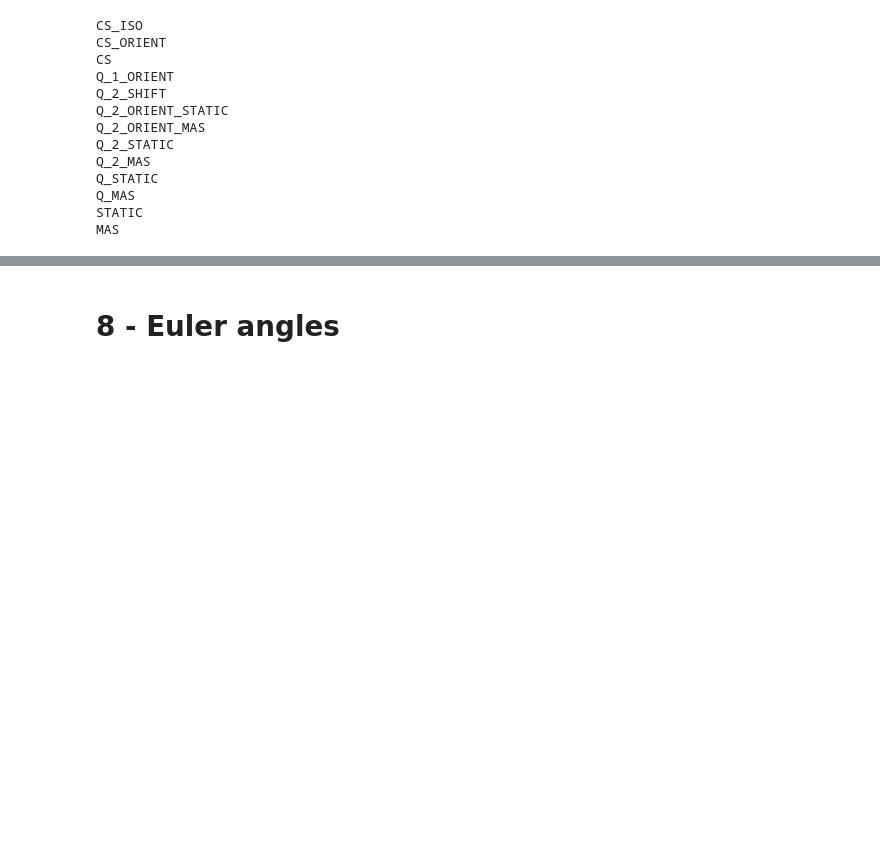
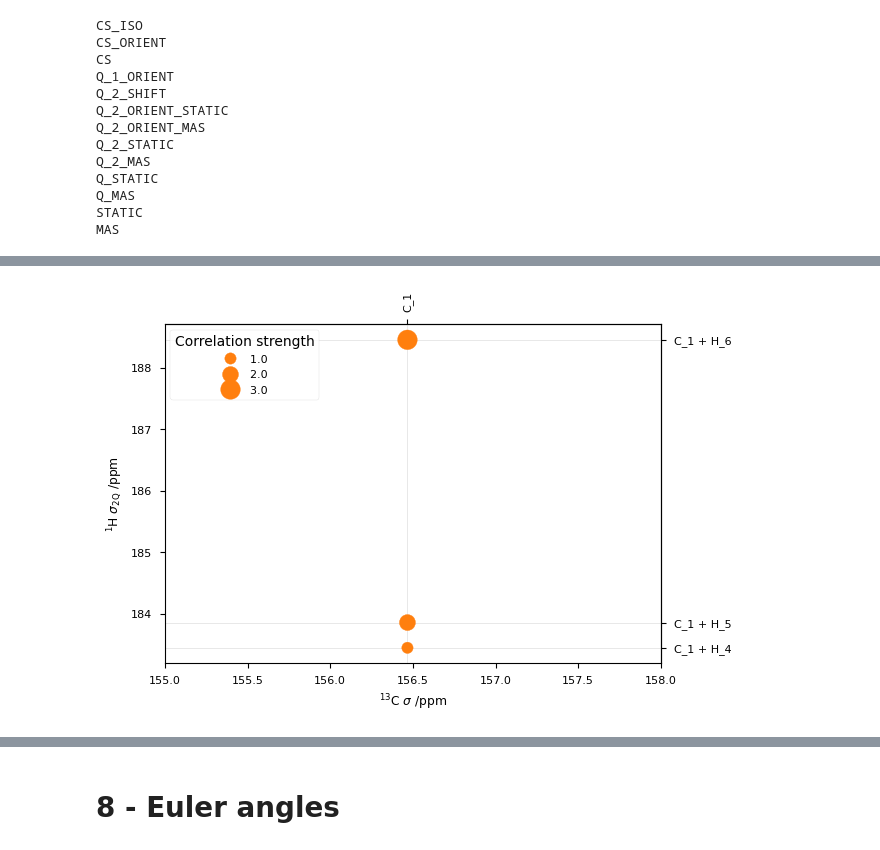
Before and after one commit to CCP-NC/soprano, a Jupyter notebook: tutorials/05-nmr.ipynb, the cells around one changed output, grey strips where cells are left out. Drawn from its saved outputs; the diff is of its cells as text; code cells hidden in the pictures; blank space fills up the shorter version.

```diff
--- a/tutorials/05-nmr.ipynb
+++ b/tutorials/05-nmr.ipynb
@@ -388,0 +439,28 @@ MAS
+# %%
+# Here's an artificial example of how you might select custom pairs to plot
+pairs = [(6,3), (6,4), (6,5)]
+# and assign them different markersizes to indicate the relative correlation strength
+# (these are normalised internally such that the max absolute value is set to the max marker size)
+markersizes=  [1,2,3]
+
+xelement = 'C'
+yelement = 'H'
+yaxis_order = '2Q'
+marker = 'o'
+show_marker_legend = True
+xlim = (155, 158)
+
+plot = Plot2D(
+            atoms,
+            pairs = pairs,
+            markersizes = markersizes,
+            xelement = xelement,
+            yelement = yelement,
+            yaxis_order=yaxis_order,
+            marker=marker,
+            show_marker_legend=show_marker_legend,
+            xlim=xlim,
+            )
+plot.plot();
+# %% [output]
+[figure, added]
```
Also changed, not shown: parts of 10 cells of this notebook.
